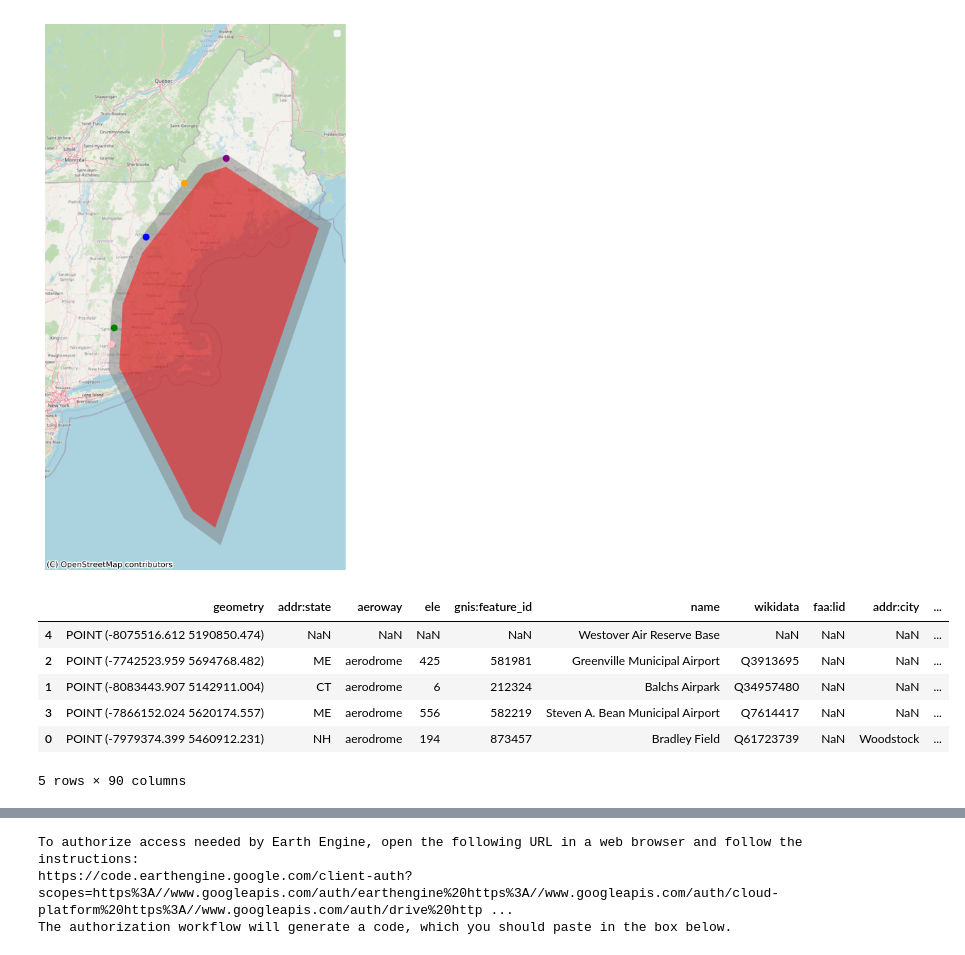
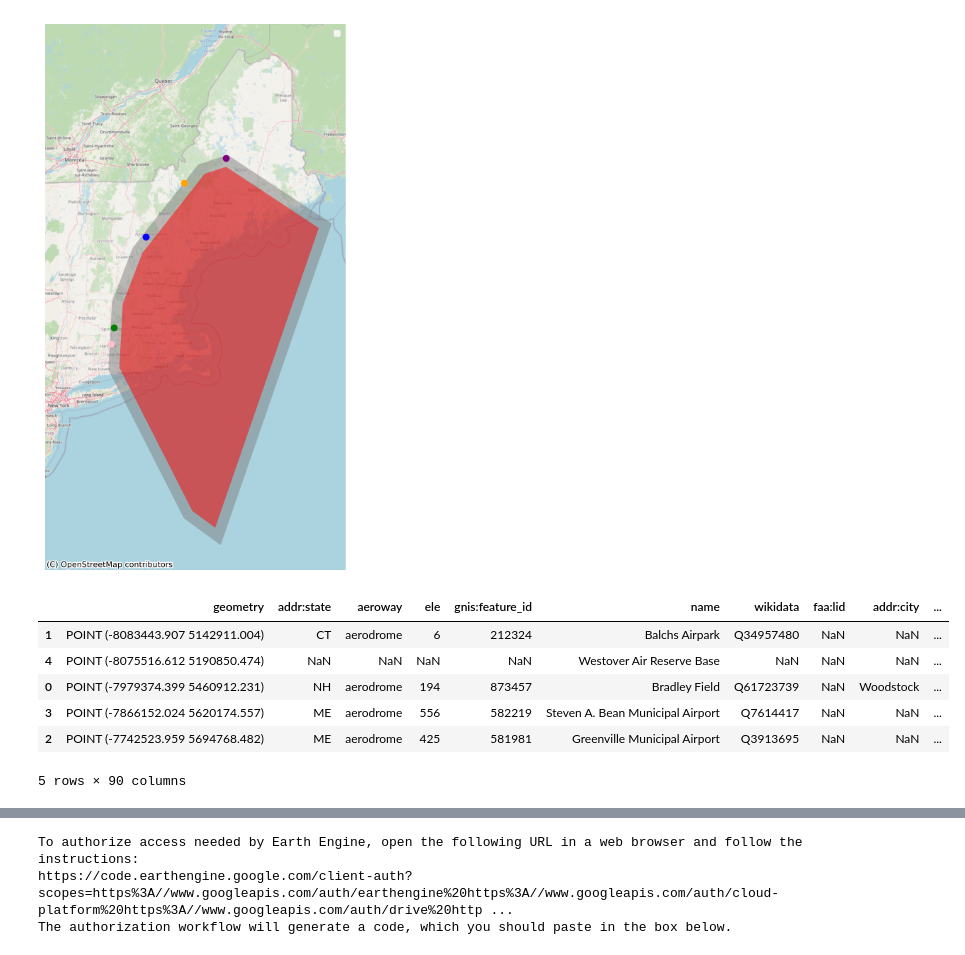
Before and after one commit to bwsi-hadr-2025-final-project/Logistics, a Jupyter notebook: src/Notebook 1.ipynb, the cells around one changed output, grey strips where cells are left out. Cells and saved outputs as stored; diff of their text form; code cells hidden in the pictures.

```diff
--- a/src/Notebook 1.ipynb
+++ b/src/Notebook 1.ipynb
@@ -268,14 +268,14 @@ plt.show()
 No artists with labels found to put in legend.  Note that artists whose label start with an underscore are ignored when legend() is called with no argument.
 [figure]
 # %%
-distr_cntrs = distr_cntrs.iloc[[1, 4, 0, 3, 2]]
-distr_cntrs.to_csv('distribution_centers.csv', index=False)
+#distr_cntrs = distr_cntrs.iloc[[1, 4, 0, 3, 2]]
+#distr_cntrs.to_csv('distribution_centers.csv', index=False)
 display(distr_cntrs)
 # %% [output]
 |  | geometry | addr:state | aeroway | ele | gnis:feature_id | name | wikidata | faa:lid | addr:city | ... |
+| 1 | POINT (-8083443.907 5142911.004) | CT | aerodrome | 6 | 212324 | Balchs Airpark | Q34957480 | NaN | NaN | ... |
 | 4 | POINT (-8075516.612 5190850.474) | NaN | NaN | NaN | NaN | Westover Air Reserve Base | NaN | NaN | NaN | ... |
+| 0 | POINT (-7979374.399 5460912.231) | NH | aerodrome | 194 | 873457 | Bradley Field | Q61723739 | NaN | Woodstock | ... |
+| 3 | POINT (-7866152.024 5620174.557) | ME | aerodrome | 556 | 582219 | Steven A. Bean Municipal Airport | Q7614417 | NaN | NaN | ... |
 | 2 | POINT (-7742523.959 5694768.482) | ME | aerodrome | 425 | 581981 | Greenville Municipal Airport | Q3913695 | NaN | NaN | ... |
-| 1 | POINT (-8083443.907 5142911.004) | CT | aerodrome | 6 | 212324 | Balchs Airpark | Q34957480 | NaN | NaN | ... |
-| 3 | POINT (-7866152.024 5620174.557) | ME | aerodrome | 556 | 582219 | Steven A. Bean Municipal Airport | Q7614417 | NaN | NaN | ... |
-| 0 | POINT (-7979374.399 5460912.231) | NH | aerodrome | 194 | 873457 | Bradley Field | Q61723739 | NaN | Woodstock | ... |
 5 rows × 90 columns
```
Also changed, not shown: parts of 1 cell of this notebook.
